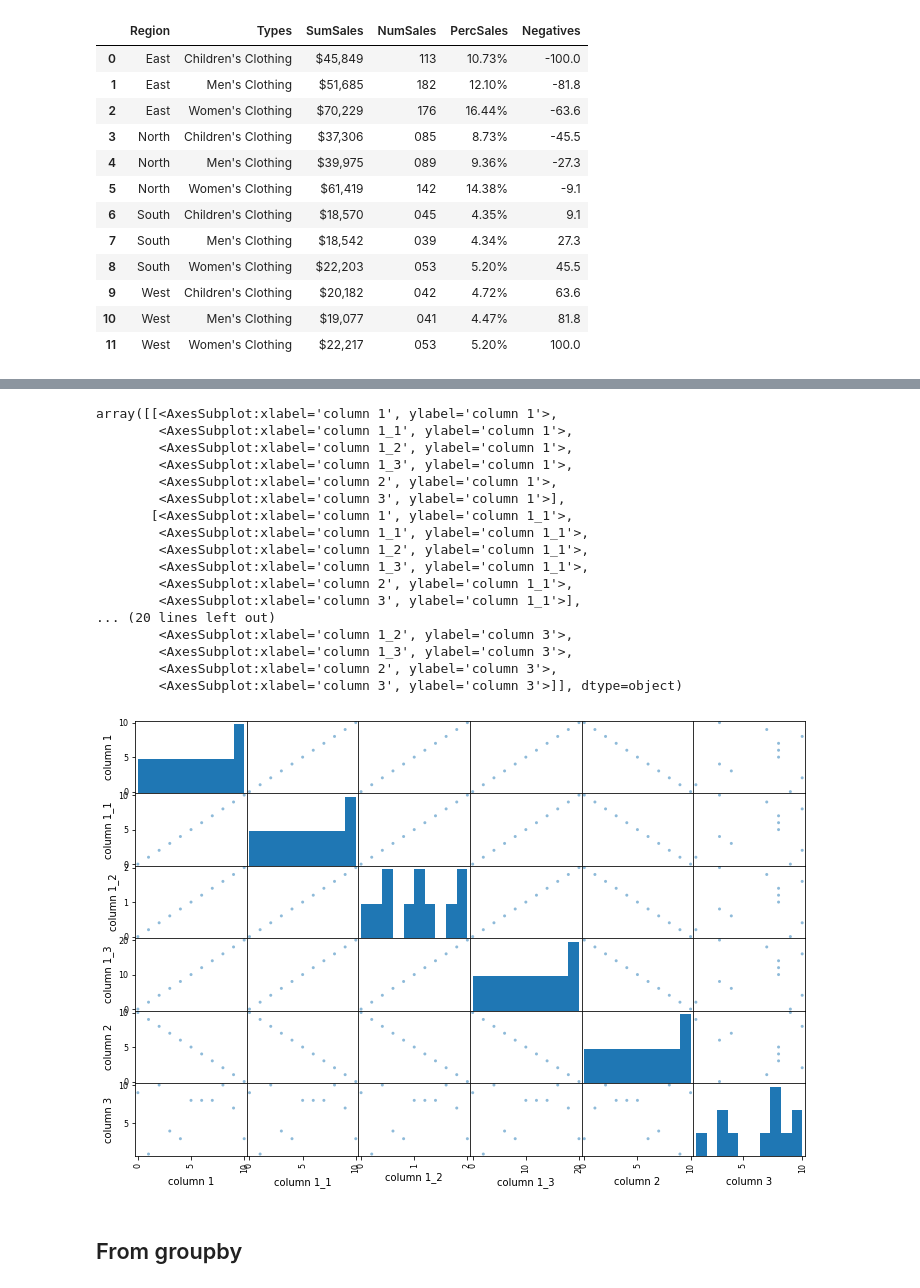
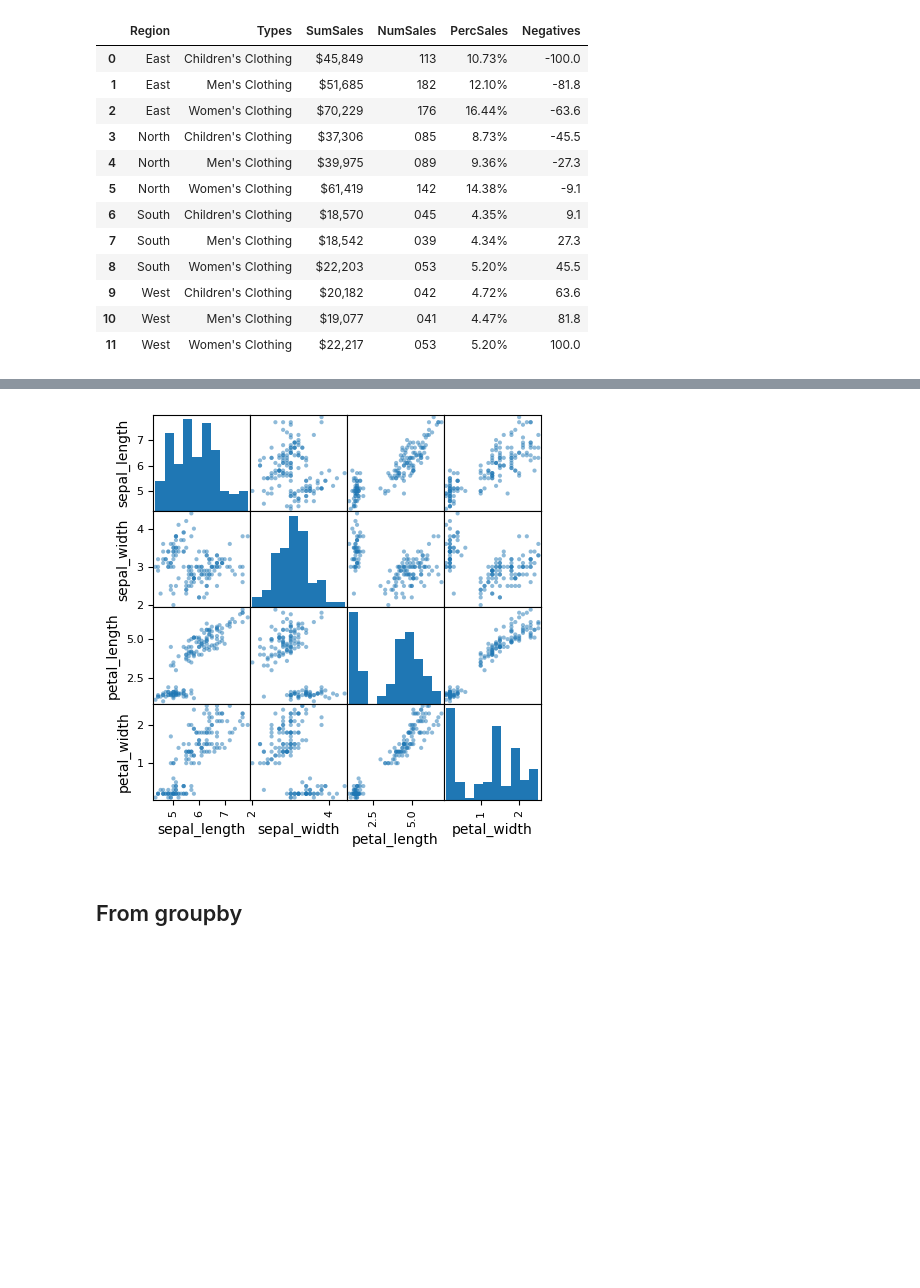
Before and after one commit to EvgeniiZorin/Handbook_Statistics-Probability-and-ML, a Jupyter notebook: _Pandas.ipynb, the cells around one changed output, grey strips where cells are left out. Saved outputs shown, nothing was run; the diff lists cells and outputs as text; code cells hidden in the pictures; blank space fills up the shorter version.

```diff
--- a/_Pandas.ipynb
+++ b/_Pandas.ipynb
@@ -2111,37 +2140,9 @@ df['Species'].value_counts().plot(kind='pie', figsize=(4,4), title='pie chart',
-# %%
-import pandas as pd
-import random
-from pandas.plotting import scatter_matrix
-
-df = pd.DataFrame({
-	'column 1': list(range(0,11)),
-	'column 1_1': list(range(0,11)),
-	'column 1_2': [0,0.2,0.4,0.6,0.8,1,1.2, 1.4, 1.6, 1.8, 2],
-	'column 1_3': list(range(0, 22, 2)),
-	'column 2': list(range(10,-1,-1)),
-	'column 3': [ random.randint(1,10) for i in range(0,11)  ]
-})
-
-scatter_matrix(df, figsize=(12,8))
-# %% [output]
-array([[<AxesSubplot:xlabel='column 1', ylabel='column 1'>,
-        <AxesSubplot:xlabel='column 1_1', ylabel='column 1'>,
-        <AxesSubplot:xlabel='column 1_2', ylabel='column 1'>,
-        <AxesSubplot:xlabel='column 1_3', ylabel='column 1'>,
-        <AxesSubplot:xlabel='column 2', ylabel='column 1'>,
-        <AxesSubplot:xlabel='column 3', ylabel='column 1'>],
-       [<AxesSubplot:xlabel='column 1', ylabel='column 1_1'>,
-        <AxesSubplot:xlabel='column 1_1', ylabel='column 1_1'>,
-        <AxesSubplot:xlabel='column 1_2', ylabel='column 1_1'>,
-        <AxesSubplot:xlabel='column 1_3', ylabel='column 1_1'>,
-        <AxesSubplot:xlabel='column 2', ylabel='column 1_1'>,
-        <AxesSubplot:xlabel='column 3', ylabel='column 1_1'>],
-... (20 lines left out)
-        <AxesSubplot:xlabel='column 1_2', ylabel='column 3'>,
-        <AxesSubplot:xlabel='column 1_3', ylabel='column 3'>,
-        <AxesSubplot:xlabel='column 2', ylabel='column 3'>,
-        <AxesSubplot:xlabel='column 3', ylabel='column 3'>]], dtype=object)
-[figure, removed]
+# %%
+from pandas.plotting import scatter_matrix
+
+scatter_matrix(df, figsize=(5,5));
+# %% [output]
+[figure, added]
 # %% [markdown]
 ## From groupby
 # %%
```
Also changed, not shown: parts of 11 cells of this notebook, 6 other files.
